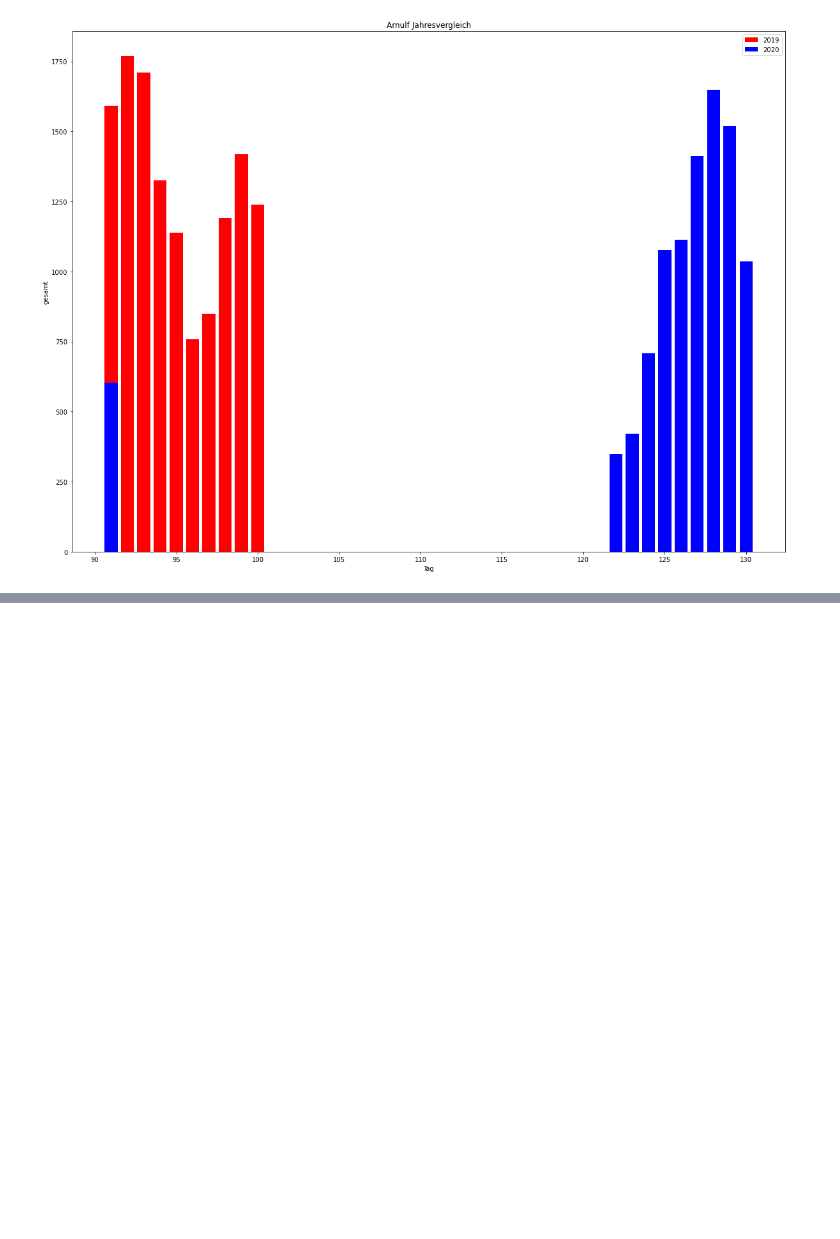
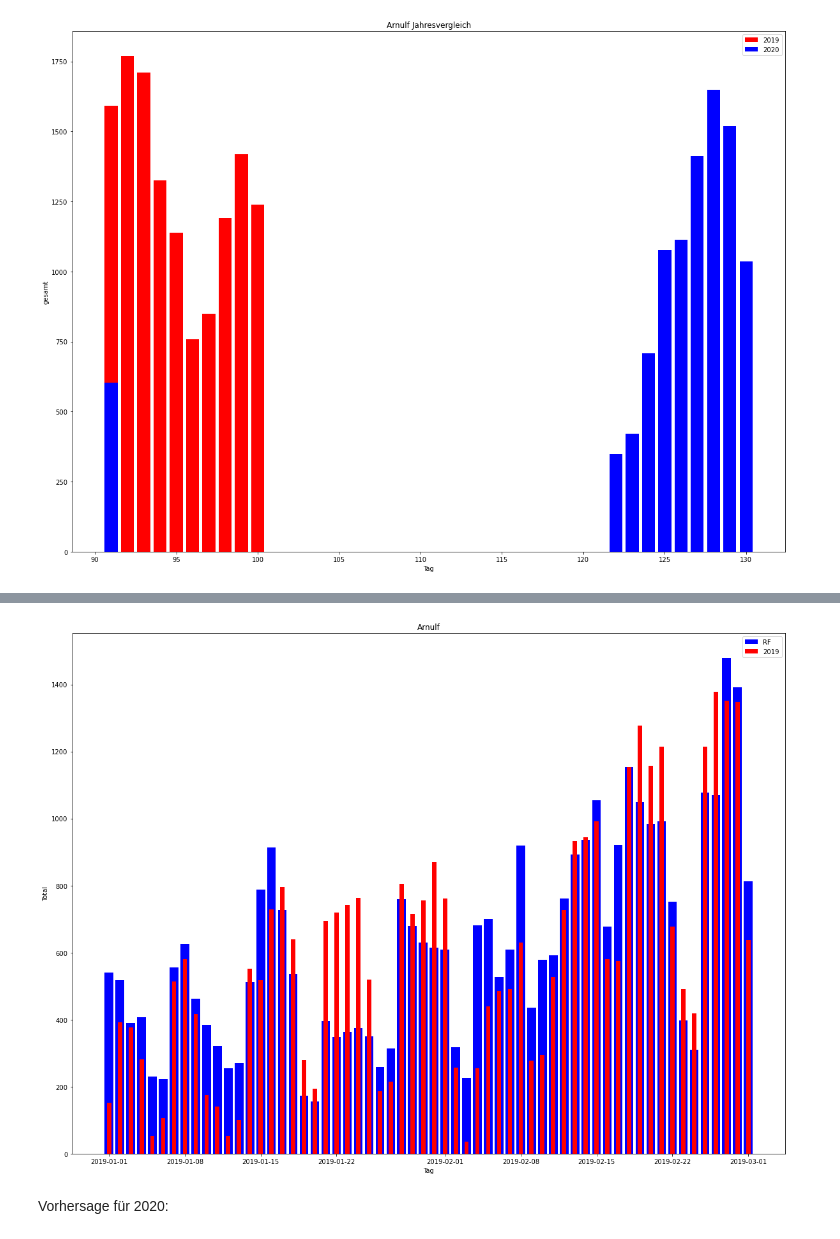
Before and after one commit to IngenicsDigital/radzaehldaten-munich-ml, a Jupyter notebook: Predicting Bike count in Munich.ipynb, the cells around one changed output, grey strips where cells are left out. Cells and saved outputs as stored; diff of their text form; code cells hidden in the pictures; blank space fills up the shorter version.

```diff
--- a/Predicting Bike count in Munich.ipynb
+++ b/Predicting Bike count in Munich.ipynb
@@ -746,0 +850,14 @@ plt.legend()
+# %%
+def plotResults(df, preds, s=0, n=365):
+    plt.bar(preds['date'][s:n], preds['pred'][s:n], label='RF', color='blue', width=0.8)
+    plt.bar(df['date'][s:n], df['gesamt'][s:n], label='2019', color='red', width=0.4)
+    plt.xlabel('Tag')
+    plt.ylabel('Total')
+    plt.title("Arnulf")
+    plt.legend()
+# %%
+plotResults(df, rf_2019, n=60)
+# %% [output]
+[figure, added]
+# %% [markdown]
+Vorhersage für 2020:
```
Also changed, not shown: parts of 134 cells of this notebook, 1 other file.
